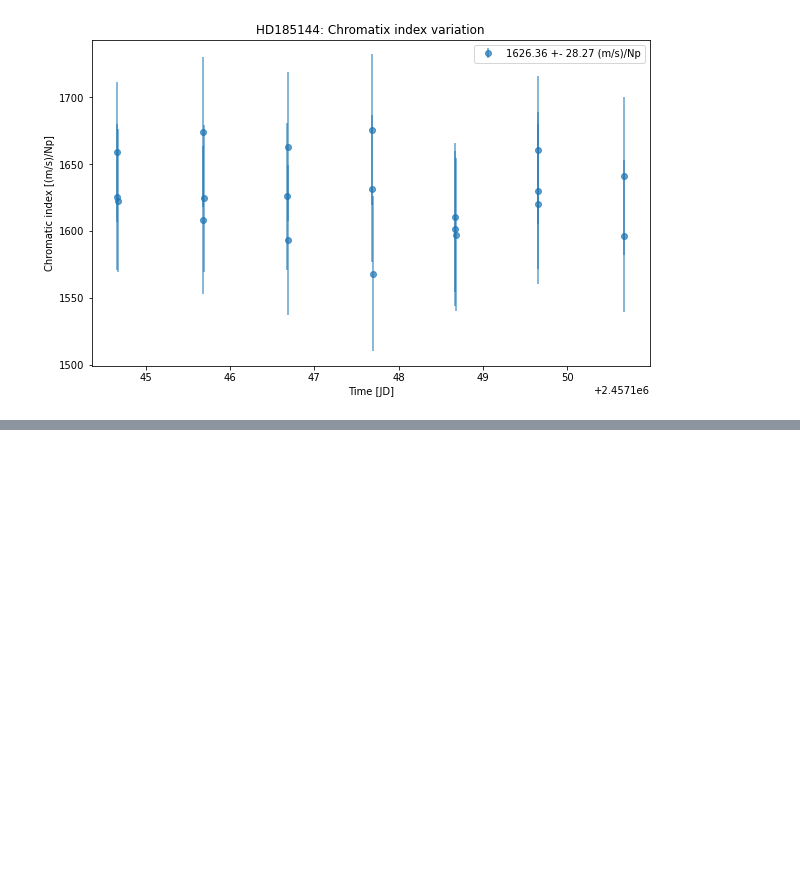
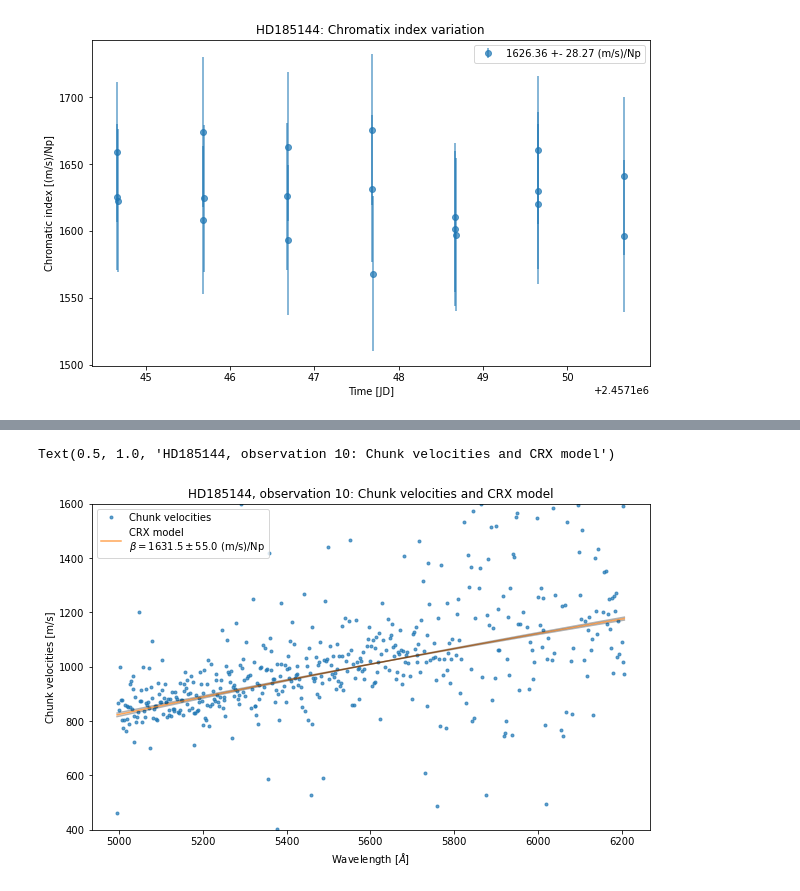
Before and after one commit to jaklusmeyer/APO_pyodine, a Jupyter notebook: docs/source/tutorial/velocities.ipynb, the cells around one changed output, grey strips where cells are left out. Saved outputs shown, nothing was run; the diff lists cells and outputs as text; code cells hidden in the pictures; blank space fills up the shorter version.

```diff
--- a/docs/source/tutorial/velocities.ipynb
+++ b/docs/source/tutorial/velocities.ipynb
@@ -158,0 +170,38 @@ plt.close()
+# %%
+obs_ind = 10     # observation index
+
+# The chunk wavelength intercepts of the observation
+wave_int     = Results.params['wave_intercept'][obs_ind]
+# The chunk velocities of the observation
+velocity     = Results.params['velocity'][obs_ind]
+# The weighted RV of the observation
+rv_obs       = Results.rv[obs_ind]
+# The CRX model effective wavelength of the RV (and error)
+RV_wave      = Results.RV_wave[obs_ind]
+RV_wave_err  = Results.RV_wave_err[obs_ind]
+# The CRX model chromatic index (and error)
+crx_obs      = Results.crx[obs_ind]
+crx_obs_err  = Results.crx_err[obs_ind]
+
+# Compute the velocities from the CRX model, along with upper and lower uncertainty
+velocities_fit = pyodine.timeseries.combine_vels.velocity_from_chromatic_index(
+    wave_int, rv_obs, RV_wave, crx_obs)
+velocities_fit_lower = pyodine.timeseries.combine_vels.velocity_from_chromatic_index(
+    wave_int, rv_obs-rv_err[obs_ind], RV_wave-RV_wave_err, crx_obs-crx_obs_err)
+velocities_fit_upper = pyodine.timeseries.combine_vels.velocity_from_chromatic_index(
+    wave_int, rv_obs+rv_err[obs_ind], RV_wave+RV_wave_err, crx_obs+crx_obs_err)
+
+fig = plt.figure(figsize=(10,6))
+plt.plot(wave_int, velocity, '.', alpha=0.7, label='Chunk velocities')
+plt.plot(wave_int, velocities_fit, alpha=0.7, label='CRX model\n' +
+         r'$\beta={:.1f}\pm{:.1f}$ (m/s)/Np'.format(crx_obs, crx_obs_err))
+plt.plot(wave_int, velocities_fit_lower, 'k', alpha=0.3)
+plt.plot(wave_int, velocities_fit_upper, 'k', alpha=0.3)
+plt.legend()
+plt.xlabel(r'Wavelength [$\AA$]')
+plt.ylabel('Chunk velocities [m/s]')
+plt.ylim(400., 1600.)
+plt.title('{}, observation {}: Chunk velocities and CRX model'.format(star_name, obs_ind))
+# %% [output]
+Text(0.5, 1.0, 'HD185144, observation 10: Chunk velocities and CRX model')
+[figure, added]
```
Also changed, not shown: parts of 13 cells of this notebook, 27 other files.
